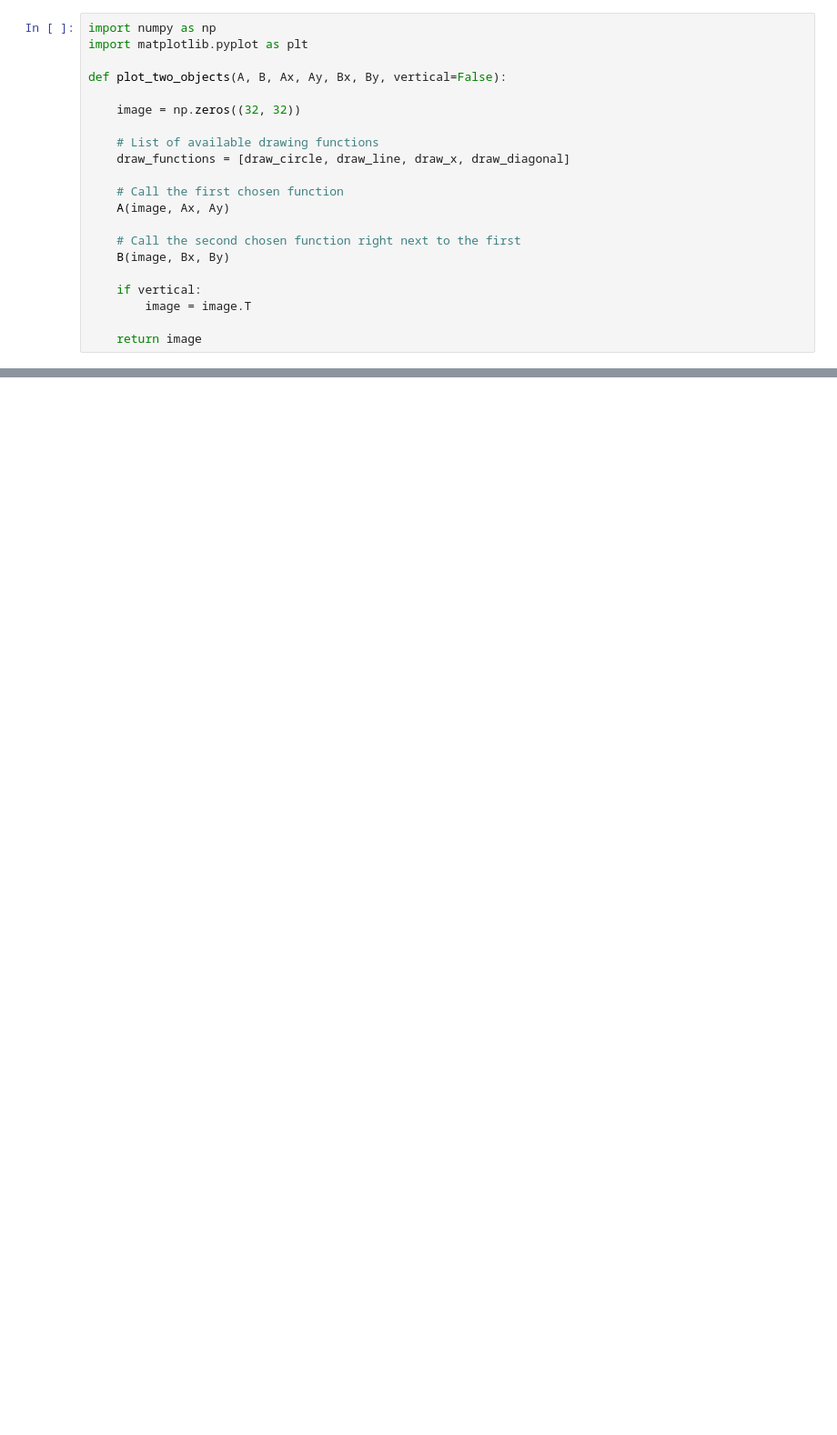
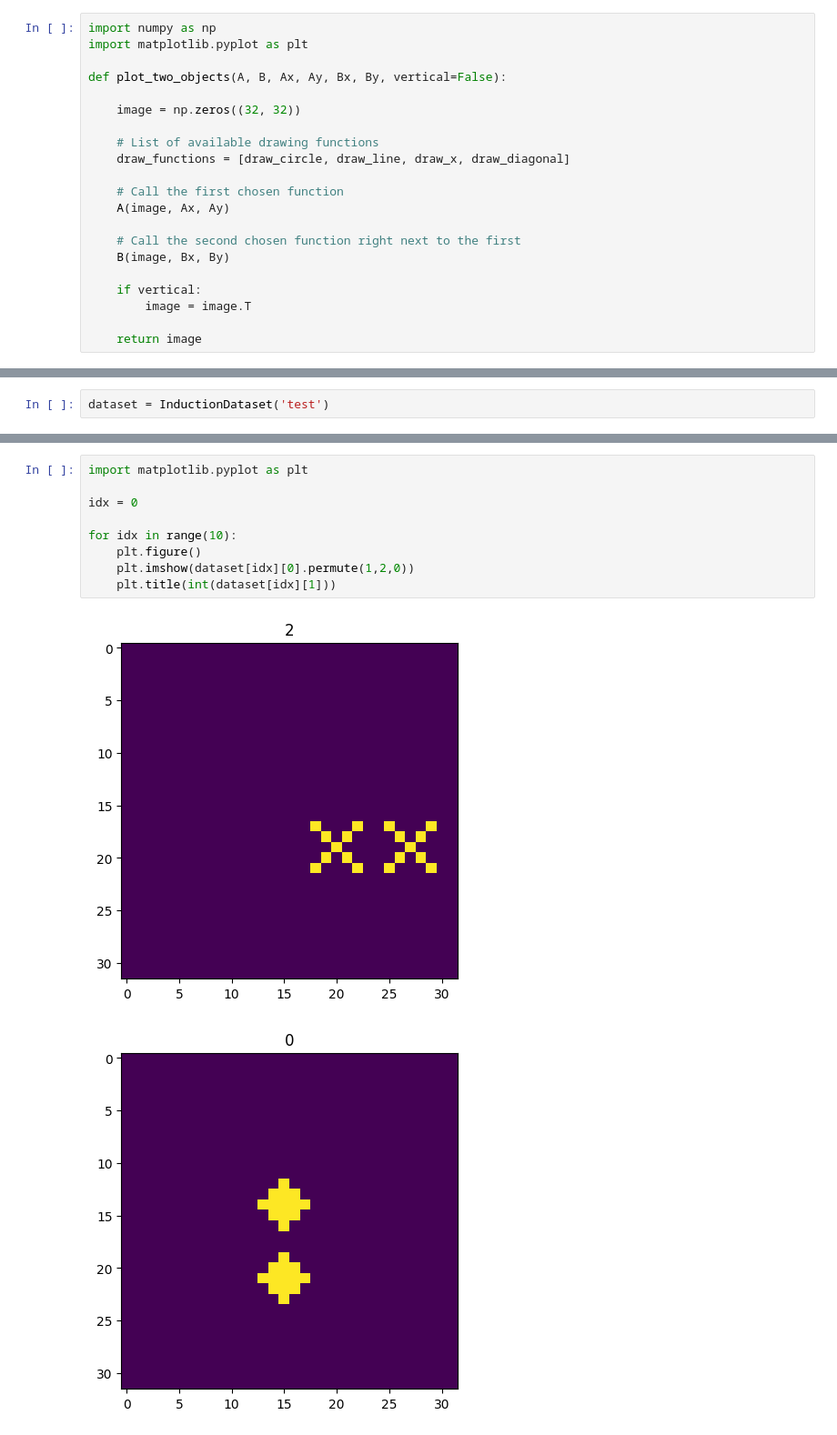
Before and after one commit to soniajoseph/ViT-Prisma, a Jupyter notebook: demo/dataset_induction.ipynb, the cells around one changed output, grey strips where cells are left out. Shown at 91% size. Cells and saved outputs as stored; diff of their text form; blank space fills up the shorter version.

```diff
--- a/demo/dataset_induction.ipynb
+++ b/demo/dataset_induction.ipynb
@@ -267,0 +319,2 @@ for A in draw_functions:
+# %%
+dataset = InductionDataset('test')
@@ -267,0 +345,12 @@ for A in draw_functions:
+# %%
+import matplotlib.pyplot as plt
+
+idx = 0
+
+for idx in range(10):
+    plt.figure()
+    plt.imshow(dataset[idx][0].permute(1,2,0))
+    plt.title(int(dataset[idx][1]))
+# %% [output]
+[figure, added]
+[figure, added]
```
Also changed, not shown: parts of 29 cells of this notebook, 18 other files.
